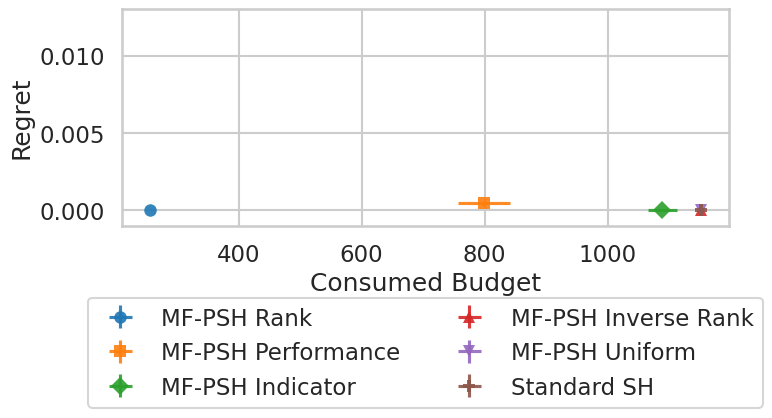
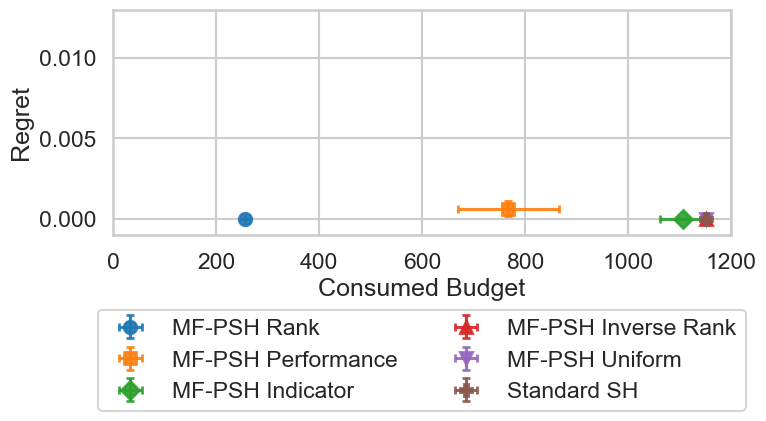
Code edit (unified diff) that turned the first committed figure into the second:
--- before
+++ after
@@ -1,3 +1,3 @@
 synthetic_data = synthetic_data[((synthetic_data["sigma0"] == 0.0001) & (synthetic_data["kernel"] == "satexp_rbf"))| (synthetic_data["prior"] == "Standard SH")]
-pareto_front_idea(synthetic_data, (206, 0.0095)).savefig("plots/pareto_front_idea_synthetic.pdf", bbox_inches='tight')
-pareto_front_idea(synthetic_data, (206, 0.0095)).savefig("plots/pareto_front_idea_synthetic.png", bbox_inches='tight')
+pareto_front_idea(synthetic_data, (0, 1200)).savefig("plots/pareto_front_idea_synthetic.pdf", bbox_inches='tight')
+pareto_front_idea(synthetic_data, (0, 1200)).savefig("plots/pareto_front_idea_synthetic.png", bbox_inches='tight')

Commit: Update plotting scripts